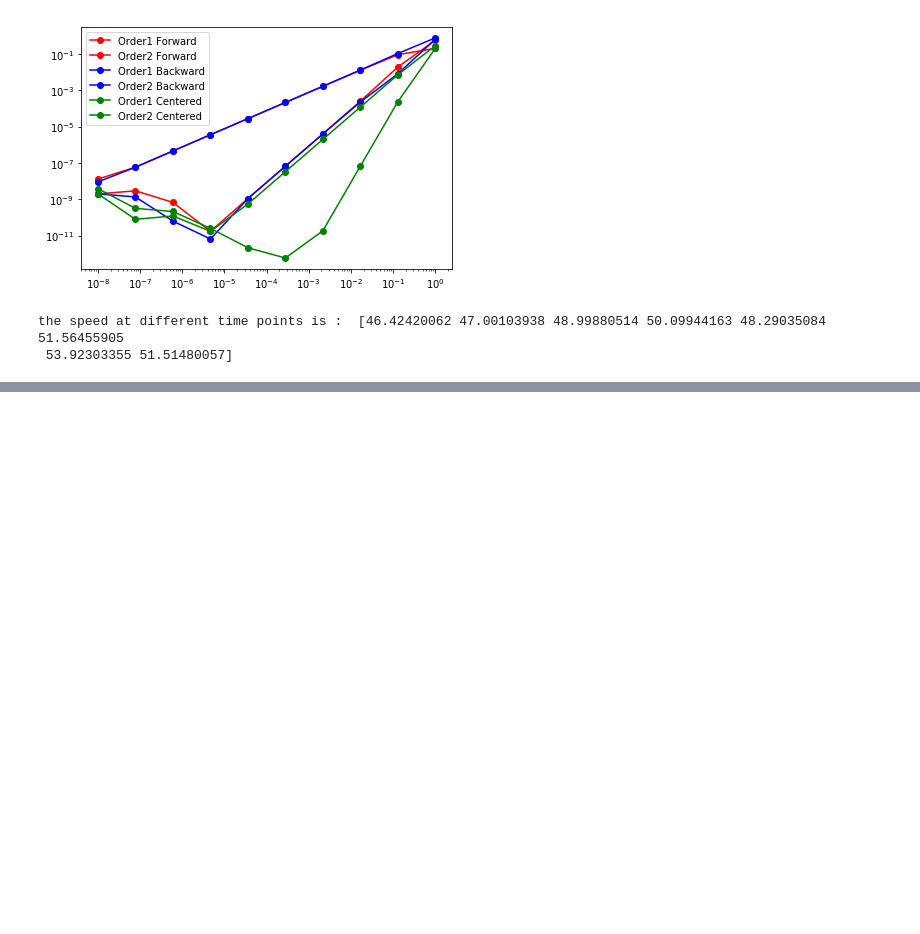
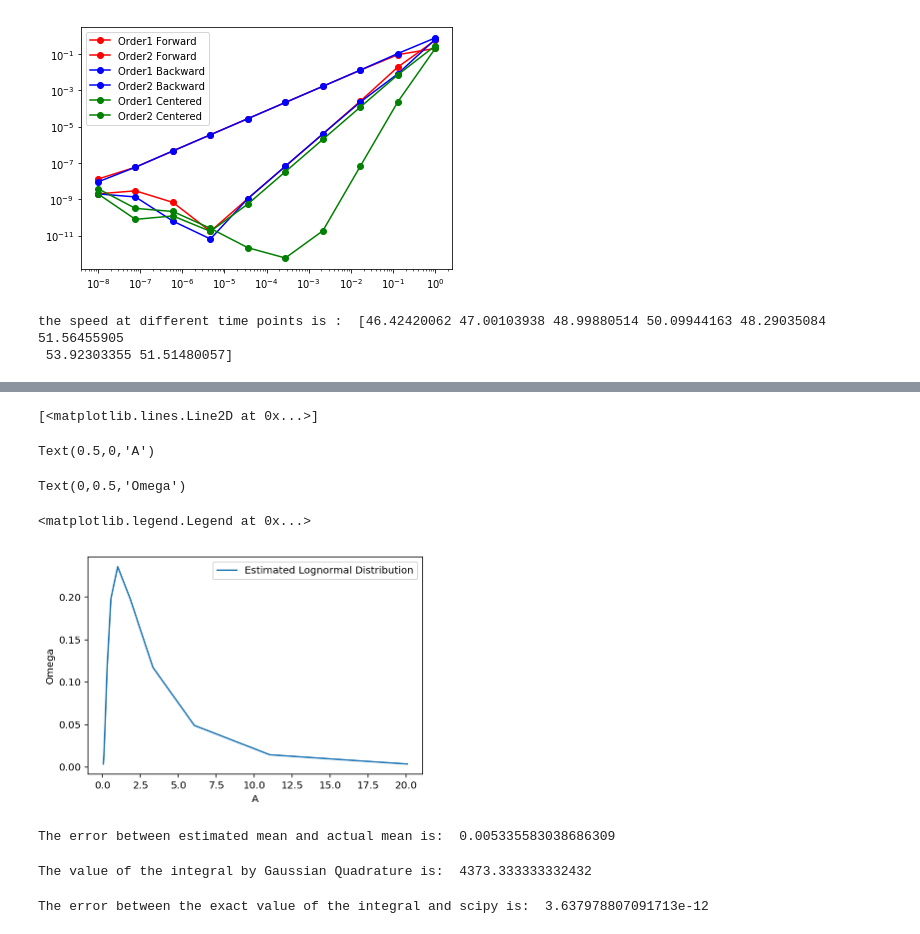
Before and after one commit to shekharkhetan/BootCamp2018, a Jupyter notebook: ProbSet6/Comp/CompProbSet6.ipynb, the cells around one changed output, grey strips where cells are left out. Saved outputs shown, nothing was run; the diff lists cells and outputs as text; code cells hidden in the pictures; blank space fills up the shorter version.

```diff
--- a/ProbSet6/Comp/CompProbSet6.ipynb
+++ b/ProbSet6/Comp/CompProbSet6.ipynb
@@ -174,0 +373,65 @@ the speed at different time points is :  [46.42420062 47.00103938 48.99880514 50
+# %%
+omega, Z = prob2(0,1,11,3)
+A = np.exp(Z)
+plt.plot(A, omega, label='Estimated Lognormal Distribution')
+plt.xlabel('A')
+plt.ylabel('Omega')
+plt.legend()
+plt.show()
+# %% [output]
+[<matplotlib.lines.Line2D at 0x...>]
+Text(0.5,0,'A')
+Text(0,0.5,'Omega')
+<matplotlib.legend.Legend at 0x...>
+[figure, added]
+# %%
+omega,Z = prob2(10.5, 0.8, 10000,10)
+Y = np.exp(Z)
+estimated_mean=np.sum(omega*Y)
+actual_mean = np.exp(10.5+(1/2)*0.8**2)
+error = np.abs(estimated_mean- actual_mean)
+print('The error between estimated mean and actual mean is: ', error)
+# %% [output]
+The error between estimated mean and actual mean is:  0.005335583038686309
+# %%
+def g(x):
+    func = 0.1*x**4 - 1.5*x**3 + 0.53*x**2 + 2*x + 1
+    return func
+
+def criterion_func(params, *args):
+    w_1, w_2, w_3, x_1, x_2, x_3 = params
+    a,b = args
+    error_1= (w_1+w_2+w_3 - (b-a))
+    error_2 = (w_1*x_1 + w_2*x_2+w_3*x_3 - (1/2)*(b**2 - a**2))
+    error_3 = (w_1*x_1**2 + w_2*x_2**2 + w_3*x_3**2 - (1/3)*(b**3-a**3))
+    error_4 = (w_1*x_1**3 + w_2*x_2**3 + w_3*x_3**3 - (1/4)*(b**4 - a**4))
+    error_5 = (w_1*x_1**4 + w_2*x_2**4 + w_3*x_3**4 - (1/5)*(b**5-a**5))
+    error_6 = (w_1*x_1**5 + w_2*x_2**5 + w_3*x_3**5- (1/6)*(b**6- a**6))
+    error_vec = np.array([error_1, error_2, error_3, error_4, error_5, error_6])
+    return error_vec
+
+w_1_init = 0.5
+w_2_init = 1
+w_3_init = 0.5
+x_1_init = 1
+x_2_init = 1
+x_3_init = 1
+params_init = np.array([w_1_init, w_2_init, w_3_init, x_1_init, x_2_init, x_3_init])
+opt_args = -10,10
+results = opt.root(criterion_func, params_init, args= (opt_args), tol = 1e-10)
+p = results.x
+omega = p[:3]
+x = p[3:]
+function_val = g(x)
+print('The value of the integral by Gaussian Quadrature is: ',np.sum(omega*function_val))
+# %% [output]
+The value of the integral by Gaussian Quadrature is:  4373.333333332432
+# %%
+def g(x):
+    func = 0.1*x**4 - 1.5*x**3 + 0.53*x**2 + 2*x + 1
+    return func
+
+print('The error between the exact value of the integral and scipy is: ',
+      intgr.quad(g, -10,10)[0] - 4373.33333333333)
+# %% [output]
+The error between the exact value of the integral and scipy is:  3.637978807091713e-12
```
Also changed, not shown: parts of 34 cells of this notebook.
